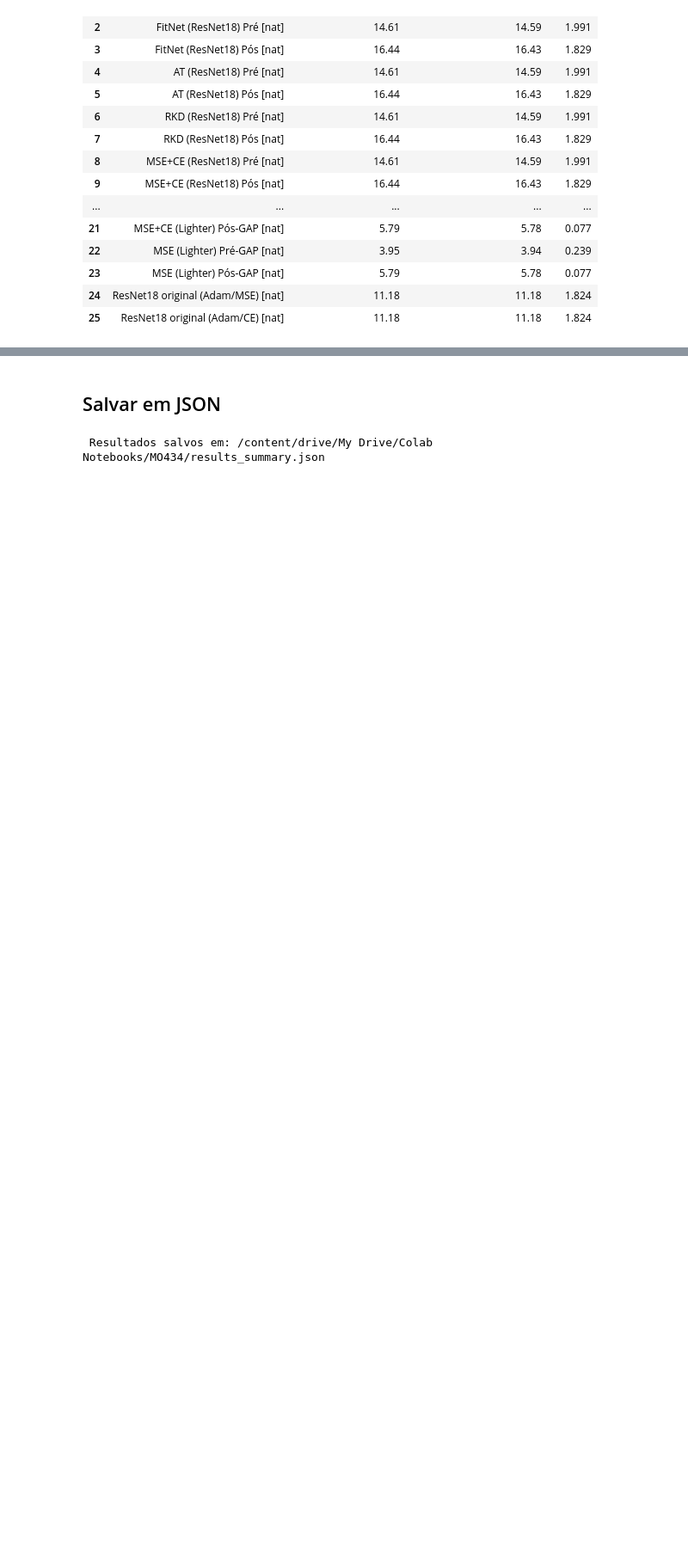
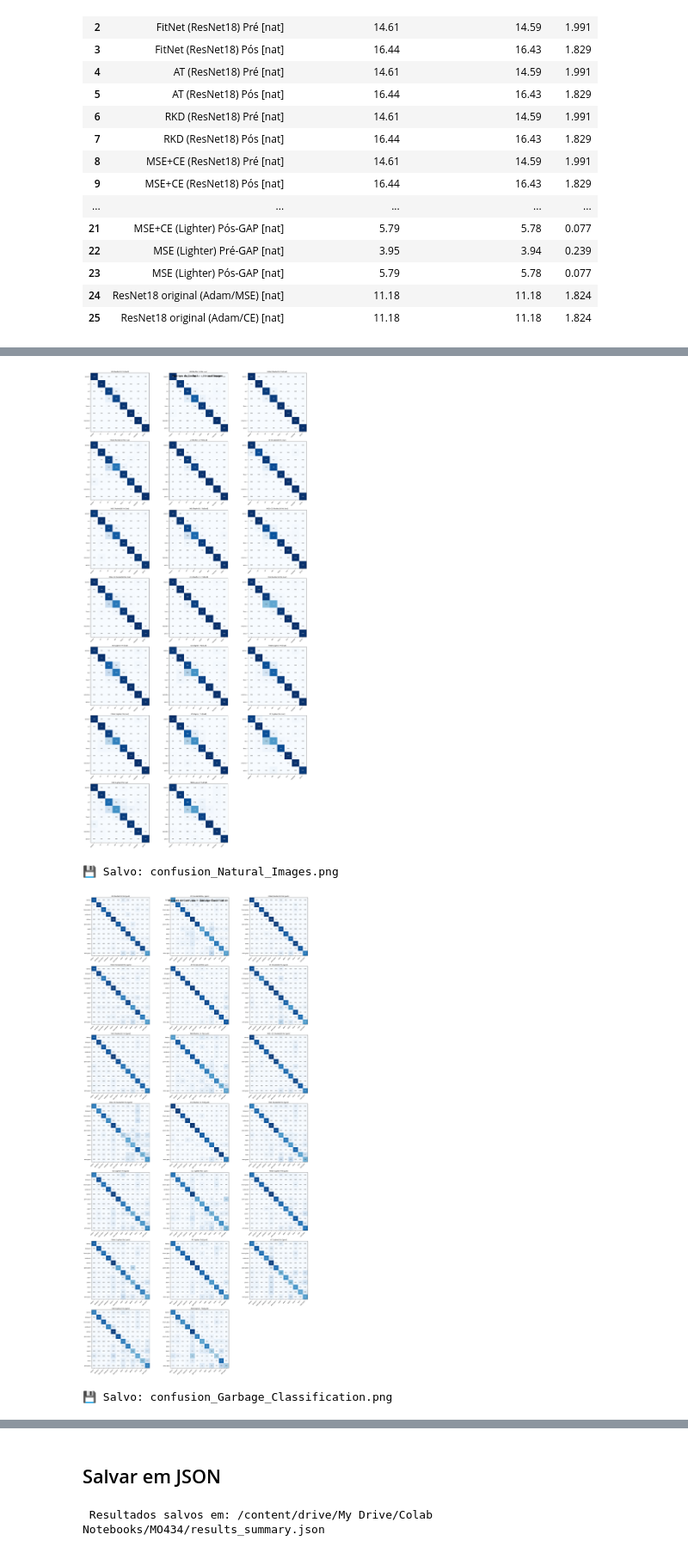
Before and after one commit to maiaraujo/MO434-KD-ProjetoFinal, a Jupyter notebook: MO434_Analise_Comparativa_Modelos.ipynb, the cells around one changed output, grey strips where cells are left out. Shown at 86% size. Cells and saved outputs as stored; diff of their text form; code cells hidden in the pictures; blank space fills up the shorter version.

```diff
--- a/MO434_Analise_Comparativa_Modelos.ipynb
+++ b/MO434_Analise_Comparativa_Modelos.ipynb
@@ -1534,3 +1483,14 @@ display(df_eff)
 | 23 | MSE (Lighter) Pós-GAP [nat] | 5.79 | 5.78 | 0.077 |
 | 24 | ResNet18 original (Adam/MSE) [nat] | 11.18 | 11.18 | 1.824 |
 | 25 | ResNet18 original (Adam/CE) [nat] | 11.18 | 11.18 | 1.824 |
+# %%
+import json
+import os
+
+efficiency_data = df_eff.to_dict(orient="records")
+
+output_filepath = os.path.join(PATH, "eficiencia_computacional.json")
+with open(output_filepath, "w") as f:
+    json.dump(efficiency_data, f, indent=2)
+
+print(f"Eficiência computacional salva em: {output_filepath}")
@@ -1537 +1501,41 @@ display(df_eff)
+# %%
+def plot_confusions(results, classes, title, max_models=6):
+    if not results:
+        return
+
+    names = [n for n in results if n != "Teacher"][:max_models]
+    ncols = 3
+    nrows = -(-len(names) // ncols)
+    fig, axes = plt.subplots(nrows, ncols, figsize=(7 * ncols, 6 * nrows))
+    axes = np.array(axes).flatten()
+    fig.suptitle(f"Matrizes de Confusão — {title}", fontsize=14, fontweight="bold")
+
+    for ax, name in zip(axes, names):
+        cm      = confusion_matrix(results[name]["labels"], results[name]["preds"])
+        cm_norm = cm.astype(float) / cm.sum(axis=1, keepdims=True)
+        ax.imshow(cm_norm, interpolation="nearest", cmap=plt.cm.Blues, vmin=0, vmax=1)
+        ax.set_title(name, fontsize=9)
+        ticks = np.arange(len(classes))
+        ax.set_xticks(ticks); ax.set_xticklabels(classes, rotation=45, ha="right", fontsize=7)
+        ax.set_yticks(ticks); ax.set_yticklabels(classes, fontsize=7)
+        for i in range(len(classes)):
+            for j in range(len(classes)):
+                ax.text(j, i, f"{cm_norm[i,j]:.2f}", ha="center", va="center",
+                        color="white" if cm_norm[i,j] > 0.5 else "black", fontsize=6)
+
+    for ax in axes[len(names):]:
+        ax.axis("off")
+    plt.tight_layout()
+    fname = f"confusion_{title.replace(' ', '_')}.png"
+    plt.savefig(fname, dpi=120, bbox_inches="tight")
+    plt.show()
+    print(f"💾 Salvo: {fname}")
+
+plot_confusions(results_nat,  classes_nat,  "Natural Images",         max_models=20)
+plot_confusions(results_garb, classes_garb, "Garbage Classification", max_models=20)
+# %% [output]
+[figure, added]
+💾 Salvo: confusion_Natural_Images.png
+[figure, added]
+💾 Salvo: confusion_Garbage_Classification.png
 # %% [markdown]
```
Also changed, not shown: parts of 19 cells of this notebook, 4 other files.
